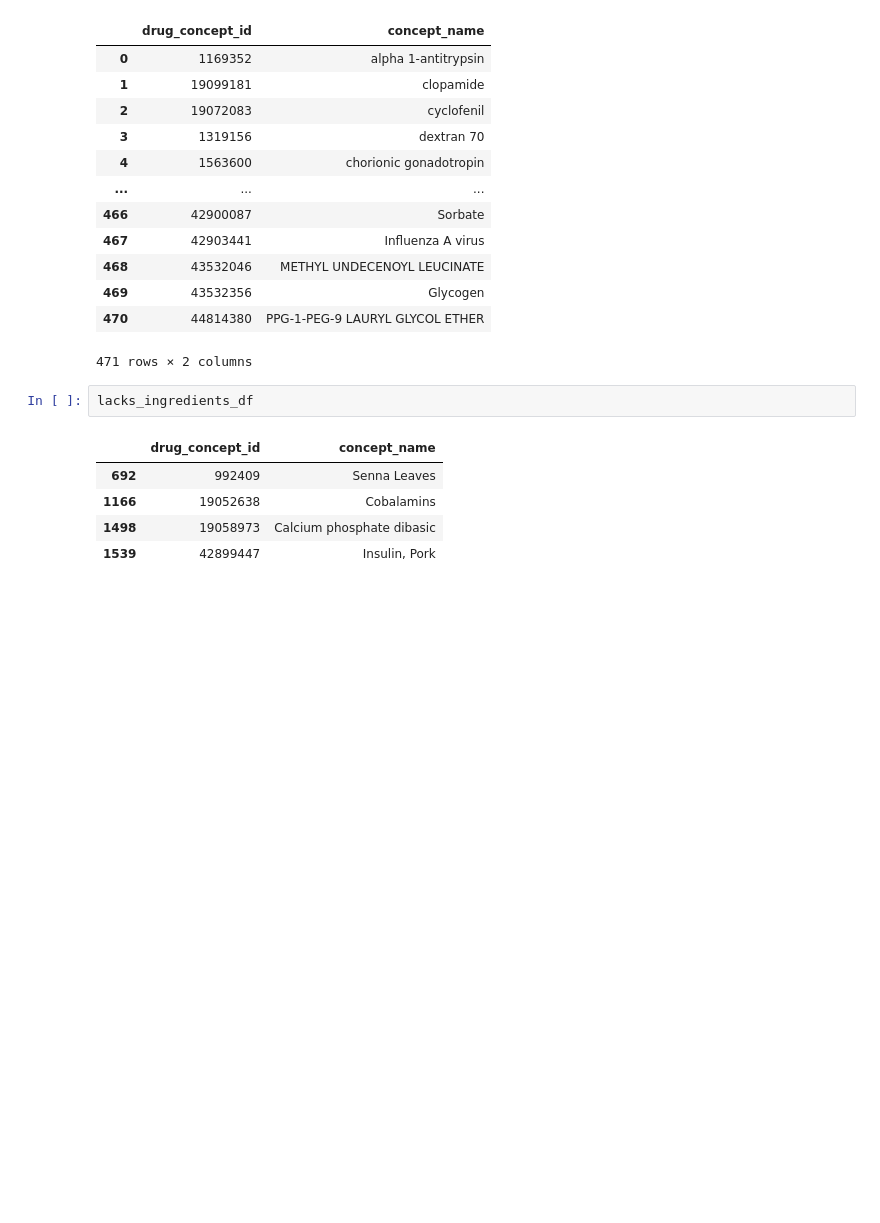
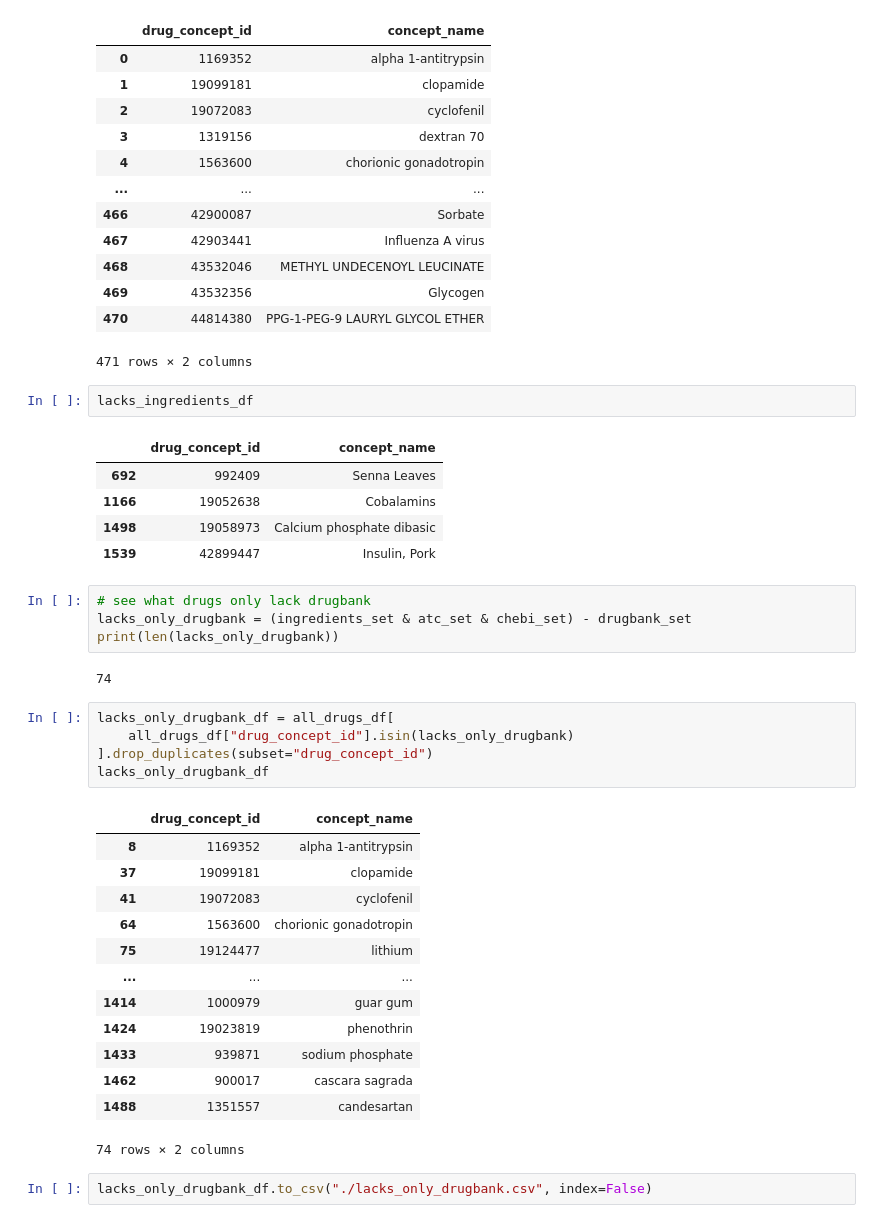
Before and after one commit to spicadust/Project_PerMed, a Jupyter notebook: notebooks/eda/venn_diagram.ipynb, the cells around one changed output. Cells and saved outputs as stored; diff of their text form; blank space fills up the shorter version.

Commit message:
Filter out the drugs that are only missing DrugBank
see notebooks/eda/lacks_only_drugbank.csv

```diff
--- a/notebooks/eda/venn_diagram.ipynb
+++ b/notebooks/eda/venn_diagram.ipynb
@@ -246,3 +247,30 @@ lacks_ingredients_df
 | 1166 | 19052638 | Cobalamins |
 | 1498 | 19058973 | Calcium phosphate dibasic |
 | 1539 | 42899447 | Insulin, Pork |
+# %%
+# see what drugs only lack drugbank
+lacks_only_drugbank = (ingredients_set & atc_set & chebi_set) - drugbank_set
+print(len(lacks_only_drugbank))
+# %% [output]
+74
+# %%
+lacks_only_drugbank_df = all_drugs_df[
+    all_drugs_df["drug_concept_id"].isin(lacks_only_drugbank)
+].drop_duplicates(subset="drug_concept_id")
+lacks_only_drugbank_df
+# %% [output]
+|  | drug_concept_id | concept_name |
+| 8 | 1169352 | alpha 1-antitrypsin |
+| 37 | 19099181 | clopamide |
+| 41 | 19072083 | cyclofenil |
+| 64 | 1563600 | chorionic gonadotropin |
+| 75 | 19124477 | lithium |
+| ... | ... | ... |
+| 1414 | 1000979 | guar gum |
+| 1424 | 19023819 | phenothrin |
+| 1433 | 939871 | sodium phosphate |
+| 1462 | 900017 | cascara sagrada |
+| 1488 | 1351557 | candesartan |
+74 rows × 2 columns
+# %%
+lacks_only_drugbank_df.to_csv("./lacks_only_drugbank.csv", index=False)
```
Also changed, not shown: parts of 1 cell of this notebook, 1 other file.
